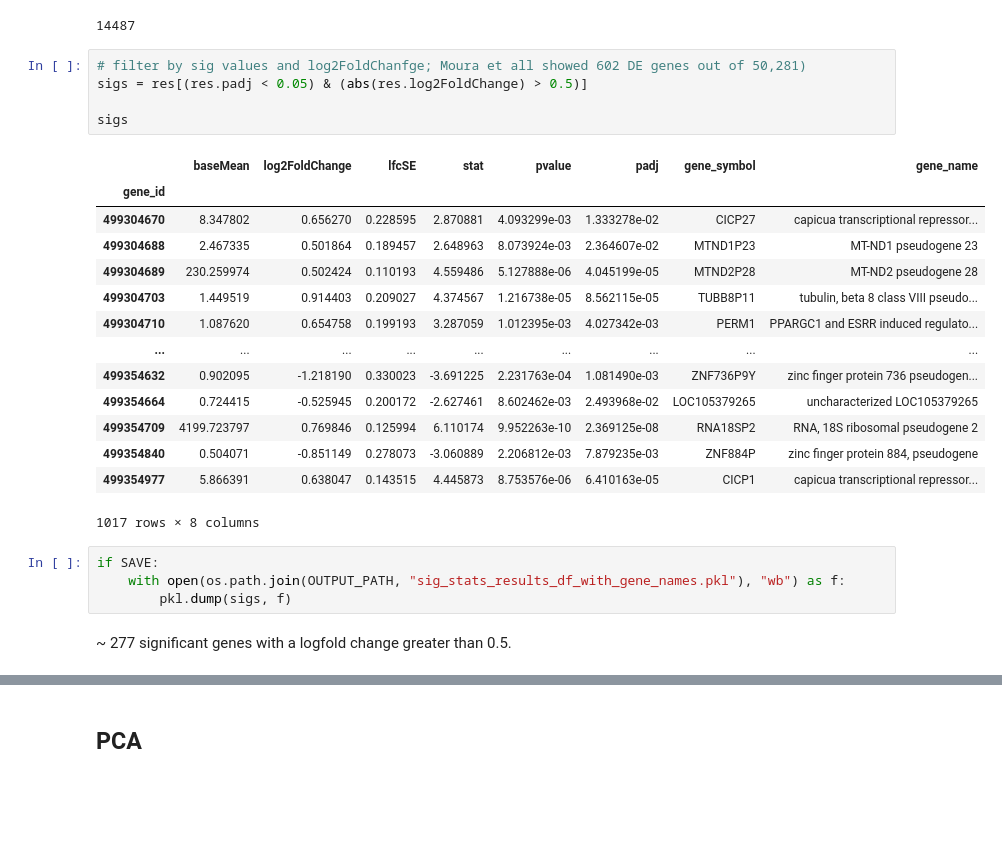
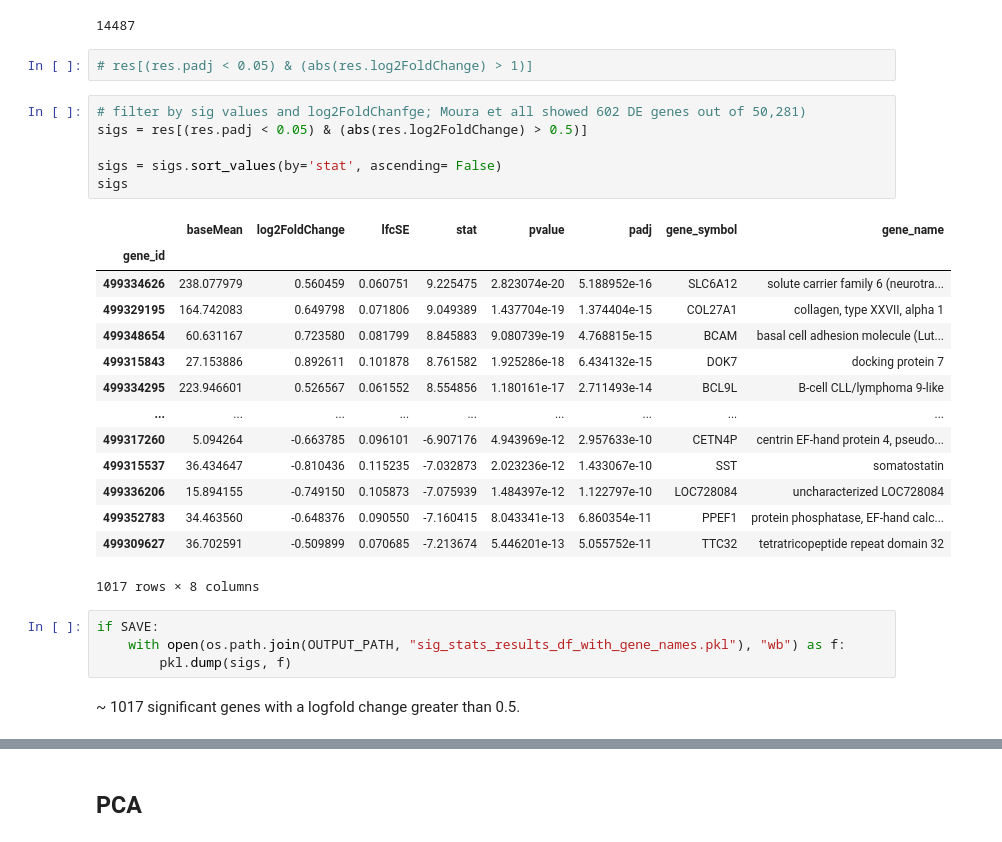
Before and after one commit to clmangham/aging_dementia_tbi, a Jupyter notebook: notebooks/PyDeseq2_exploration_CLM.ipynb, the cells around one changed output, grey strips where cells are left out. Cells and saved outputs as stored; diff of their text form; blank space fills up the shorter version.

```diff
--- a/notebooks/PyDeseq2_exploration_CLM.ipynb
+++ b/notebooks/PyDeseq2_exploration_CLM.ipynb
@@ -394,29 +412,32 @@ res.sort_values(by='stat', ascending= False)
 len(res[res.padj < 0.05])
 # %% [output]
 14487
+# %%
+# res[(res.padj < 0.05) & (abs(res.log2FoldChange) > 1)]
 # %%
 # filter by sig values and log2FoldChanfge; Moura et all showed 602 DE genes out of 50,281)
 sigs = res[(res.padj < 0.05) & (abs(res.log2FoldChange) > 0.5)]
 
+sigs = sigs.sort_values(by='stat', ascending= False)
 sigs
 # %% [output]
 |  | baseMean | log2FoldChange | lfcSE | stat | pvalue | padj | gene_symbol | gene_name |
 | gene_id |  |  |  |  |  |  |  |  |
-| 499304670 | 8.347802 | 0.656270 | 0.228595 | 2.870881 | 4.093299e-03 | 1.333278e-02 | CICP27 | capicua transcriptional repressor... |
-| 499304688 | 2.467335 | 0.501864 | 0.189457 | 2.648963 | 8.073924e-03 | 2.364607e-02 | MTND1P23 | MT-ND1 pseudogene 23 |
-| 499304689 | 230.259974 | 0.502424 | 0.110193 | 4.559486 | 5.127888e-06 | 4.045199e-05 | MTND2P28 | MT-ND2 pseudogene 28 |
-| 499304703 | 1.449519 | 0.914403 | 0.209027 | 4.374567 | 1.216738e-05 | 8.562115e-05 | TUBB8P11 | tubulin, beta 8 class VIII pseudo... |
-| 499304710 | 1.087620 | 0.654758 | 0.199193 | 3.287059 | 1.012395e-03 | 4.027342e-03 | PERM1 | PPARGC1 and ESRR induced regulato... |
+| 499334626 | 238.077979 | 0.560459 | 0.060751 | 9.225475 | 2.823074e-20 | 5.188952e-16 | SLC6A12 | solute carrier family 6 (neurotra... |
+| 499329195 | 164.742083 | 0.649798 | 0.071806 | 9.049389 | 1.437704e-19 | 1.374404e-15 | COL27A1 | collagen, type XXVII, alpha 1 |
+| 499348654 | 60.631167 | 0.723580 | 0.081799 | 8.845883 | 9.080739e-19 | 4.768815e-15 | BCAM | basal cell adhesion molecule (Lut... |
+| 499315843 | 27.153886 | 0.892611 | 0.101878 | 8.761582 | 1.925286e-18 | 6.434132e-15 | DOK7 | docking protein 7 |
+| 499334295 | 223.946601 | 0.526567 | 0.061552 | 8.554856 | 1.180161e-17 | 2.711493e-14 | BCL9L | B-cell CLL/lymphoma 9-like |
 | ... | ... | ... | ... | ... | ... | ... | ... | ... |
-| 499354632 | 0.902095 | -1.218190 | 0.330023 | -3.691225 | 2.231763e-04 | 1.081490e-03 | ZNF736P9Y | zinc finger protein 736 pseudogen... |
-| 499354664 | 0.724415 | -0.525945 | 0.200172 | -2.627461 | 8.602462e-03 | 2.493968e-02 | LOC105379265 | uncharacterized LOC105379265 |
-| 499354709 | 4199.723797 | 0.769846 | 0.125994 | 6.110174 | 9.952263e-10 | 2.369125e-08 | RNA18SP2 | RNA, 18S ribosomal pseudogene 2 |
-| 499354840 | 0.504071 | -0.851149 | 0.278073 | -3.060889 | 2.206812e-03 | 7.879235e-03 | ZNF884P | zinc finger protein 884, pseudogene |
-| 499354977 | 5.866391 | 0.638047 | 0.143515 | 4.445873 | 8.753576e-06 | 6.410163e-05 | CICP1 | capicua transcriptional repressor... |
+| 499317260 | 5.094264 | -0.663785 | 0.096101 | -6.907176 | 4.943969e-12 | 2.957633e-10 | CETN4P | centrin EF-hand protein 4, pseudo... |
+| 499315537 | 36.434647 | -0.810436 | 0.115235 | -7.032873 | 2.023236e-12 | 1.433067e-10 | SST | somatostatin |
+| 499336206 | 15.894155 | -0.749150 | 0.105873 | -7.075939 | 1.484397e-12 | 1.122797e-10 | LOC728084 | uncharacterized LOC728084 |
+| 499352783 | 34.463560 | -0.648376 | 0.090550 | -7.160415 | 8.043341e-13 | 6.860354e-11 | PPEF1 | protein phosphatase, EF-hand calc... |
+| 499309627 | 36.702591 | -0.509899 | 0.070685 | -7.213674 | 5.446201e-13 | 5.055752e-11 | TTC32 | tetratricopeptide repeat domain 32 |
 1017 rows × 8 columns
 # %%
 if SAVE:
     with open(os.path.join(OUTPUT_PATH, "sig_stats_results_df_with_gene_names.pkl"), "wb") as f:
         pkl.dump(sigs, f)
 # %% [markdown]
-~ 277 significant genes with a logfold change greater than 0.5.
+~ 1017 significant genes with a logfold change greater than 0.5.
```
Also changed, not shown: parts of 44 cells of this notebook, 1 other file.
